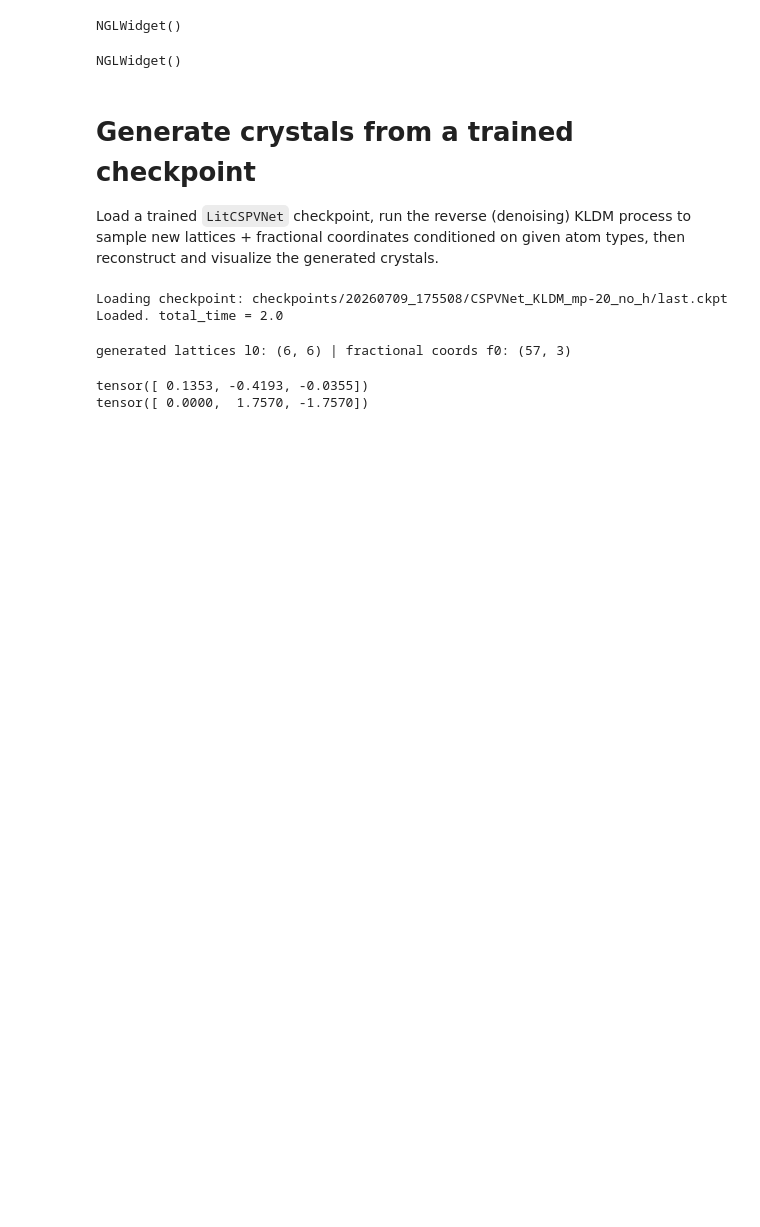
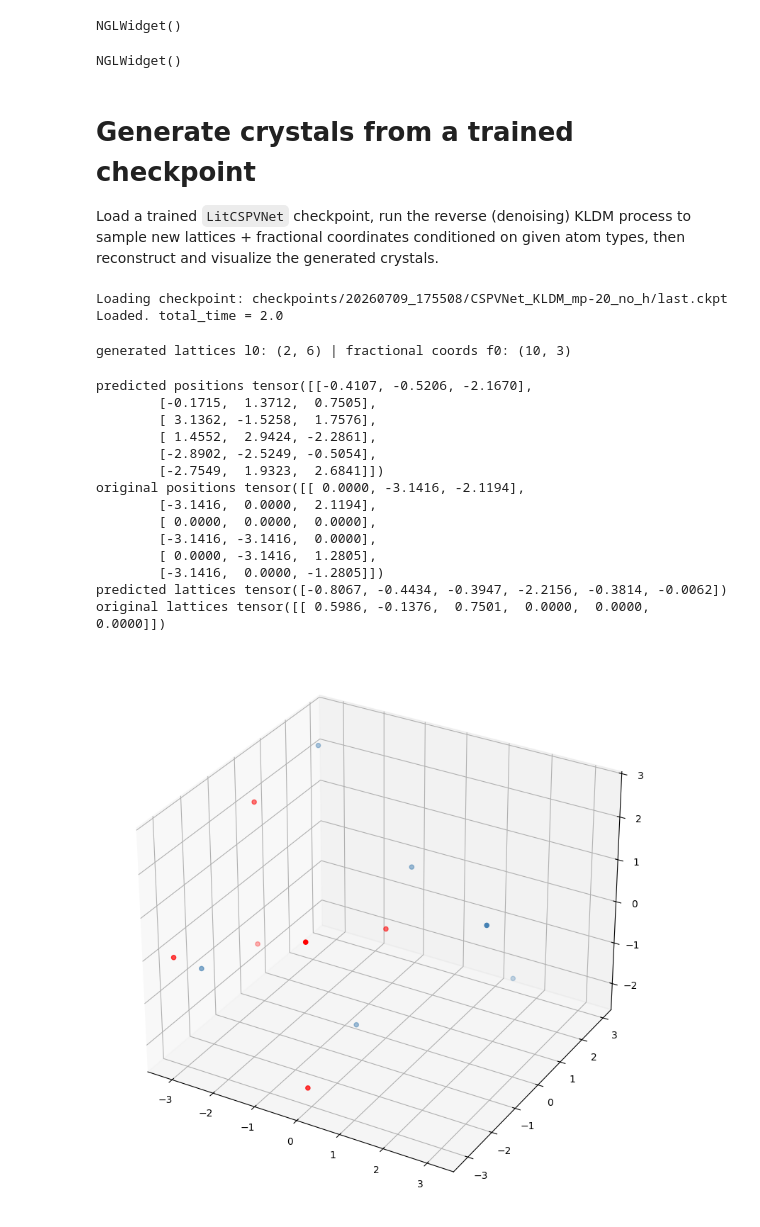
Before and after one commit to MateosCz/diffusion-playground, a Jupyter notebook: materialdata_analysis.ipynb, the cells around one changed output. Cells and saved outputs as stored; diff of their text form; code cells hidden in the pictures; blank space fills up the shorter version.

```diff
--- a/materialdata_analysis.ipynb
+++ b/materialdata_analysis.ipynb
@@ -201,10 +212,10 @@ from torch_geometric.data import Data
 
 # ---- template graphs: supply atom types / #atoms; positions & lattice are ----
 # ---- resampled from the prior inside sample_backward and denoised.        ----
-n_samples = 6
-n_steps = 200
-
-gen_loader = PyGDataLoader(carbon_24_train, batch_size=n_samples, shuffle=True)
+n_samples = 2
+n_steps = 500
+mp_20_test = CrystalDataset(path=os.path.join(data_folder, "test.pt"), transform=transform)
+gen_loader = PyGDataLoader(mp_20_test, batch_size=n_samples, shuffle=True)
 graphT = next(iter(gen_loader)).to(gen_device)
 
 # The carbon-24 dataset is stored in float64; sample_backward derives its prior
@@ -228,19 +239,46 @@ l0, f0 = kldm.sample_backward(
     lT_prior_kw="stdGauss",
     n_steps=n_steps,
     exponential_integration=True,
+    # predictor_corrector=True,
+    # predictor_corrector_steps=1,
     progress=True,
     progress_desc="generating crystals",
 )
+
 print("generated lattices l0:", tuple(l0.shape), "| fractional coords f0:", tuple(f0.shape))
 # %% [output]
-generated lattices l0: (6, 6) | fractional coords f0: (57, 3)
+generated lattices l0: (2, 6) | fractional coords f0: (10, 3)
 # %%
 #comparison with the original data, positions and lattices together
-print(f0[0])
-print(graphT.pos[1])
+mask = graphT.batch == 0
+print("predicted positions", f0[mask])
+print("original positions", graphT[0].pos)
+
+print("predicted lattices", l0[0])
+print("original lattices", graphT[0].l)
+# draw the generated fractional coordinates only
+fig = plt.figure(figsize=(10,10))
+ax = fig.add_subplot(111, projection='3d')
+ax.scatter(f0[mask][:,0], f0[mask][:,1], f0[mask][:,2], c="steelblue", cmap="viridis")
+ax.scatter(graphT[0].pos[:,0], graphT[0].pos[:,1], graphT[0].pos[:,2], c="red", cmap="viridis")
+ax.set_aspect("equal")
+plt.show()
 # %% [output]
-tensor([ 0.1353, -0.4193, -0.0355])
-tensor([ 0.0000,  1.7570, -1.7570])
+predicted positions tensor([[-0.4107, -0.5206, -2.1670],
+        [-0.1715,  1.3712,  0.7505],
+        [ 3.1362, -1.5258,  1.7576],
+        [ 1.4552,  2.9424, -2.2861],
+        [-2.8902, -2.5249, -0.5054],
+        [-2.7549,  1.9323,  2.6841]])
+original positions tensor([[ 0.0000, -3.1416, -2.1194],
+        [-3.1416,  0.0000,  2.1194],
+        [ 0.0000,  0.0000,  0.0000],
+        [-3.1416, -3.1416,  0.0000],
+        [ 0.0000, -3.1416,  1.2805],
+        [-3.1416,  0.0000, -1.2805]])
+predicted lattices tensor([-0.8067, -0.4434, -0.3947, -2.2156, -0.3814, -0.0062])
+original lattices tensor([[ 0.5986, -0.1376,  0.7501,  0.0000,  0.0000,  0.0000]])
+[figure, added]
 # %%
 gen_structures = kldm_output_to_structures_batch(graphT, l0, f0, transform_lengths, transform_angles, transform_pos)
 for i, s in enumerate(gen_structures):
```
Also changed, not shown: parts of 9 cells of this notebook, 5 other files.
